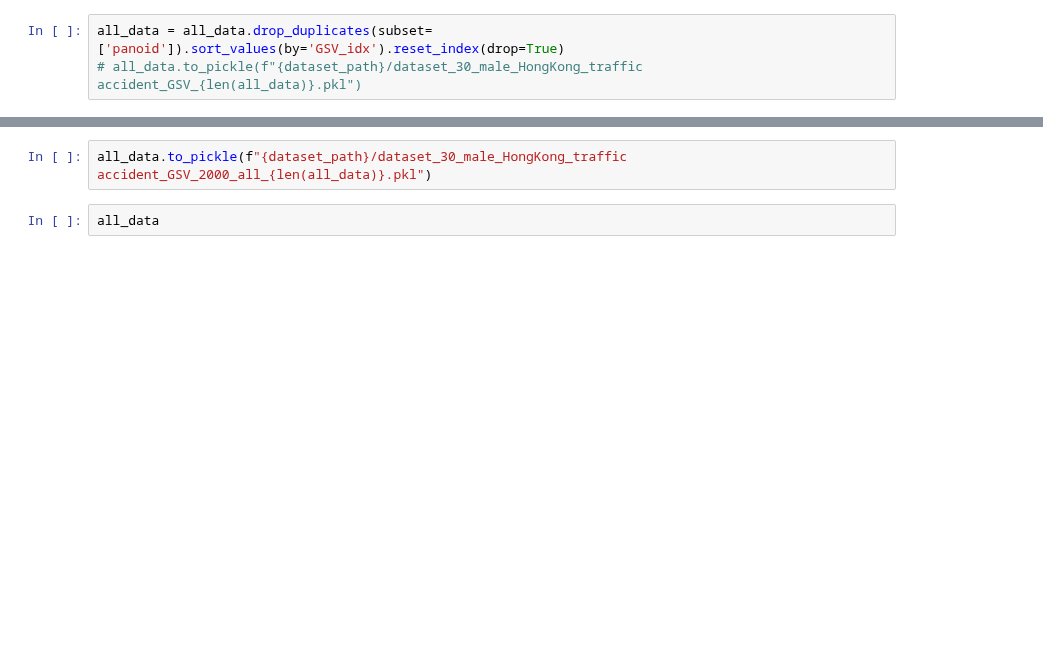
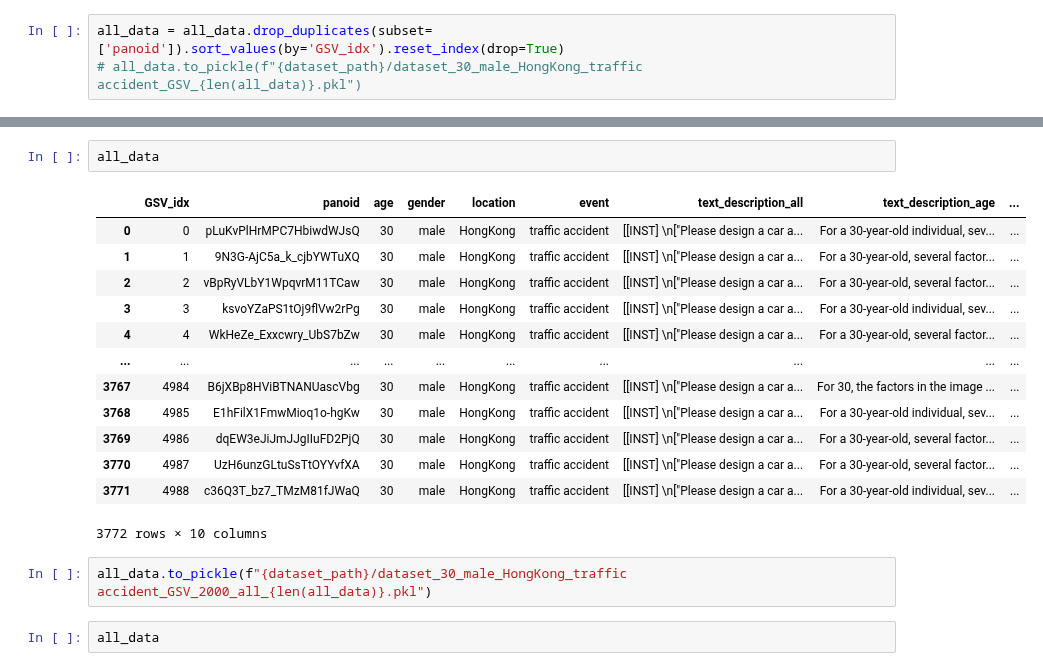
Before and after one commit to CeHouGIS/Safety_Perception_HK, a Jupyter notebook: data_merge.ipynb, the cells around one changed output, grey strips where cells are left out. Drawn from its saved outputs; the diff is of its cells as text; blank space fills up the shorter version.

```diff
--- a/data_merge.ipynb
+++ b/data_merge.ipynb
@@ -81,3 +95,19 @@ all_data = all_data.drop_duplicates(subset=['panoid']).sort_values(by='GSV_idx')
+# %%
+all_data
+# %% [output]
+|  | GSV_idx | panoid | age | gender | location | event | text_description_all | text_description_age | ... |
+| 0 | 0 | pLuKvPlHrMPC7HbiwdWJsQ | 30 | male | HongKong | traffic accident | [[INST] \n["Please design a car a... | For a 30-year-old individual, sev... | ... |
+| 1 | 1 | 9N3G-AjC5a_k_cjbYWTuXQ | 30 | male | HongKong | traffic accident | [[INST] \n["Please design a car a... | For a 30-year-old, several factor... | ... |
+| 2 | 2 | vBpRyVLbY1WpqvrM11TCaw | 30 | male | HongKong | traffic accident | [[INST] \n["Please design a car a... | For a 30-year-old, several factor... | ... |
+| 3 | 3 | ksvoYZaPS1tOj9flVw2rPg | 30 | male | HongKong | traffic accident | [[INST] \n["Please design a car a... | For a 30-year-old individual, sev... | ... |
+| 4 | 4 | WkHeZe_Exxcwry_UbS7bZw | 30 | male | HongKong | traffic accident | [[INST] \n["Please design a car a... | For a 30-year-old, several factor... | ... |
+| ... | ... | ... | ... | ... | ... | ... | ... | ... | ... |
+| 3767 | 4984 | B6jXBp8HViBTNANUascVbg | 30 | male | HongKong | traffic accident | [[INST] \n["Please design a car a... | For 30, the factors in the image ... | ... |
+| 3768 | 4985 | E1hFilX1FmwMioq1o-hgKw | 30 | male | HongKong | traffic accident | [[INST] \n["Please design a car a... | For a 30-year-old individual, sev... | ... |
+| 3769 | 4986 | dqEW3eJiJmJJgIIuFD2PjQ | 30 | male | HongKong | traffic accident | [[INST] \n["Please design a car a... | For a 30-year-old, several factor... | ... |
+| 3770 | 4987 | UzH6unzGLtuSsTtOYYvfXA | 30 | male | HongKong | traffic accident | [[INST] \n["Please design a car a... | For a 30-year-old, several factor... | ... |
+| 3771 | 4988 | c36Q3T_bz7_TMzM81fJWaQ | 30 | male | HongKong | traffic accident | [[INST] \n["Please design a car a... | For a 30-year-old individual, sev... | ... |
+3772 rows × 10 columns
 # %%
 all_data.to_pickle(f"{dataset_path}/dataset_30_male_HongKong_traffic accident_GSV_2000_all_{len(all_data)}.pkl")
 # %%
```
Also changed, not shown: parts of 7 cells of this notebook, 3 other files.
